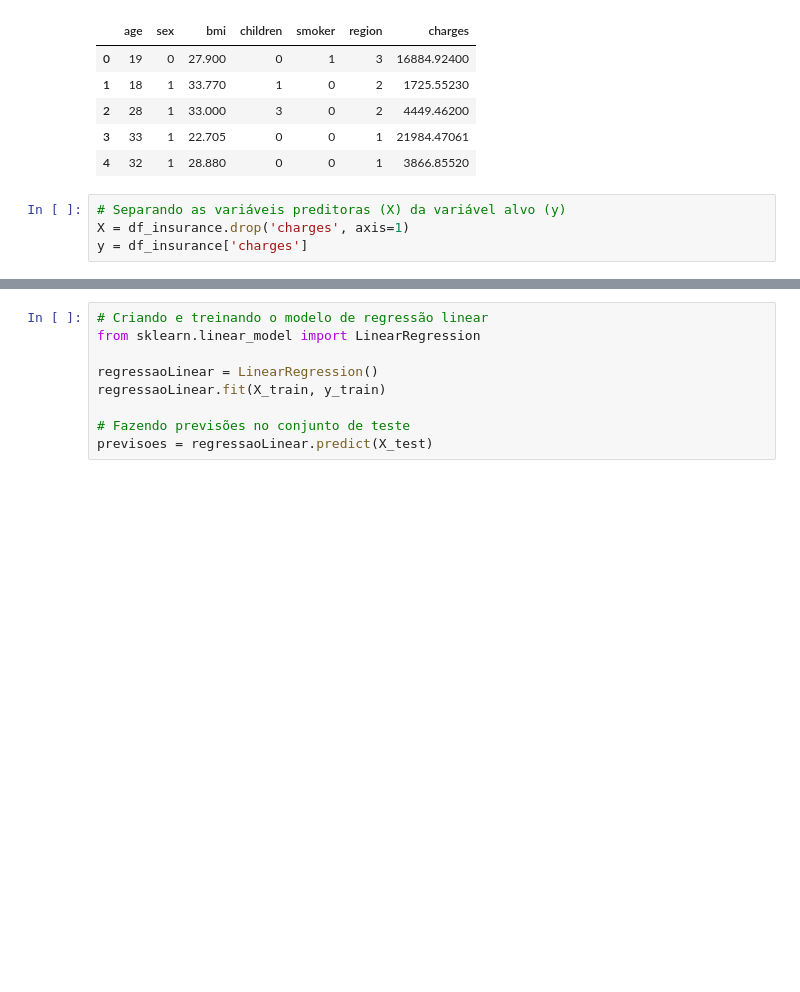
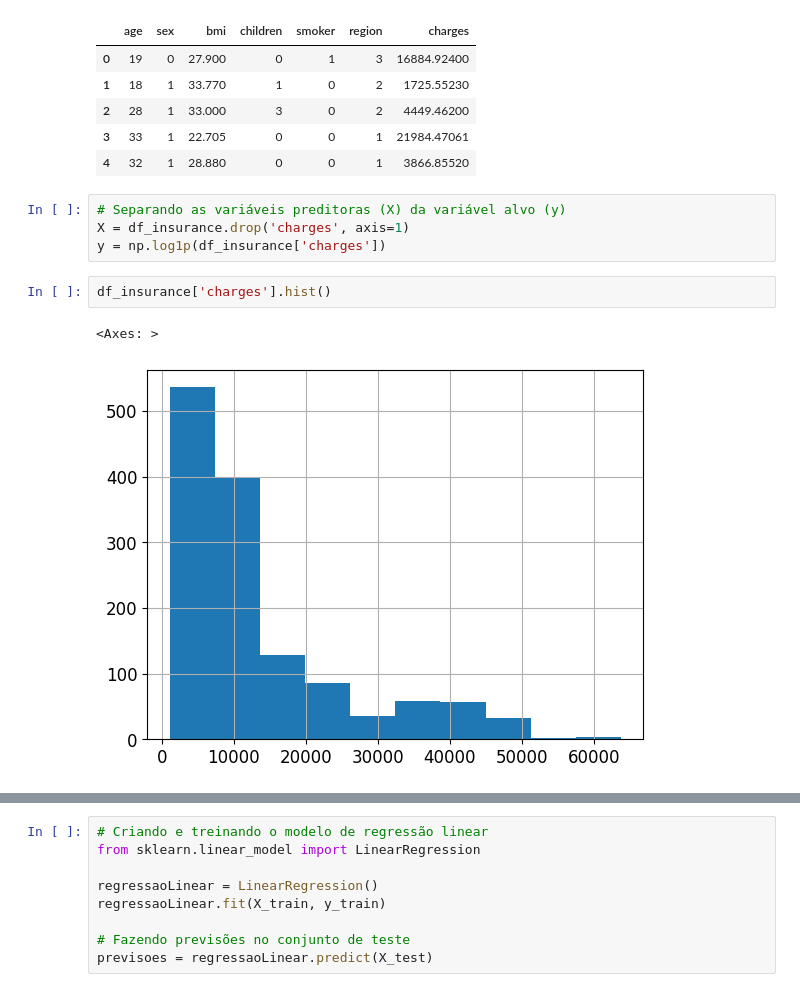
Before and after one commit to AnaPRodrigues/postech-ia, a Jupyter notebook: machile-learning/desafio/desafio_medical_expenses_insurance.ipynb, the cells around one changed output, grey strips where cells are left out. Drawn from its saved outputs; the diff is of its cells as text; blank space fills up the shorter version.

```diff
--- a/machile-learning/desafio/desafio_medical_expenses_insurance.ipynb
+++ b/machile-learning/desafio/desafio_medical_expenses_insurance.ipynb
@@ -130,4 +127,9 @@ df_insurance.head()
 # %%
 # Separando as variáveis preditoras (X) da variável alvo (y)
 X = df_insurance.drop('charges', axis=1)
-y = df_insurance['charges']
+y = np.log1p(df_insurance['charges'])
+# %%
+df_insurance['charges'].hist()
+# %% [output]
+<Axes: >
+[figure, added]
```
Also changed, not shown: parts of 5 cells of this notebook.
